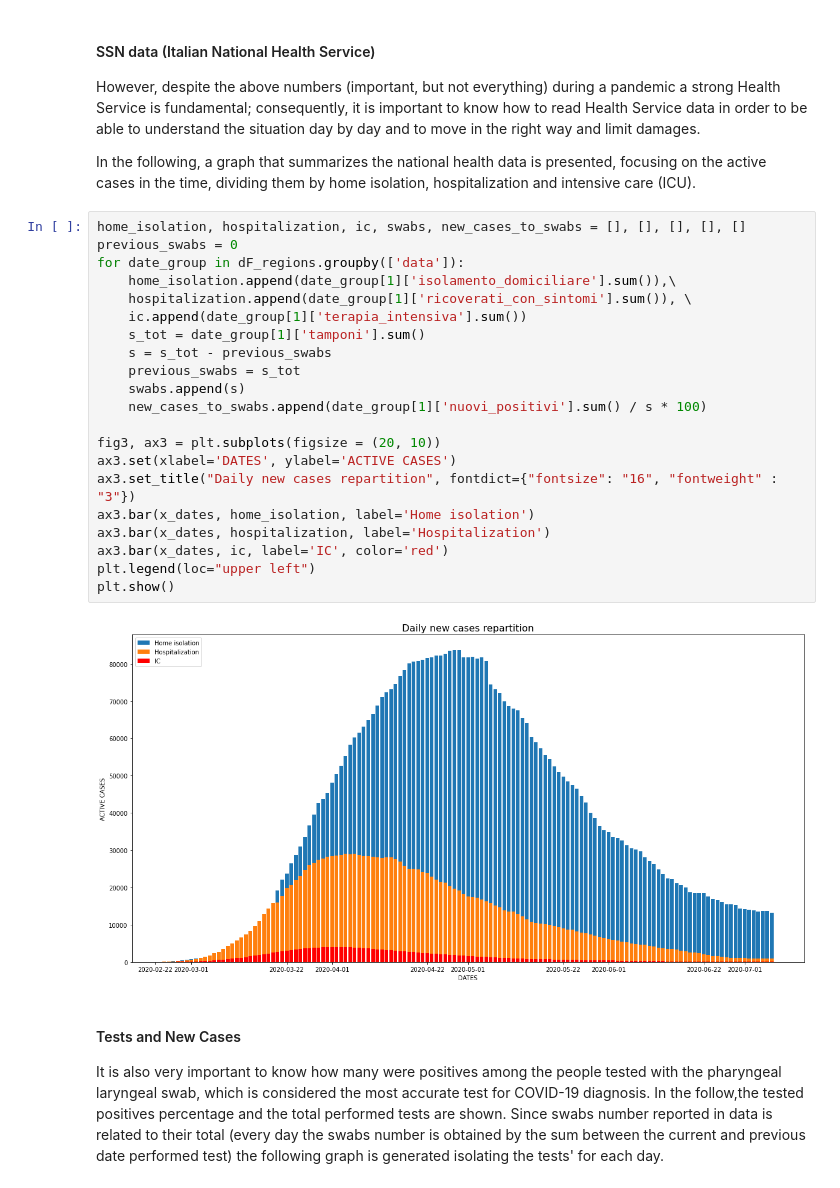
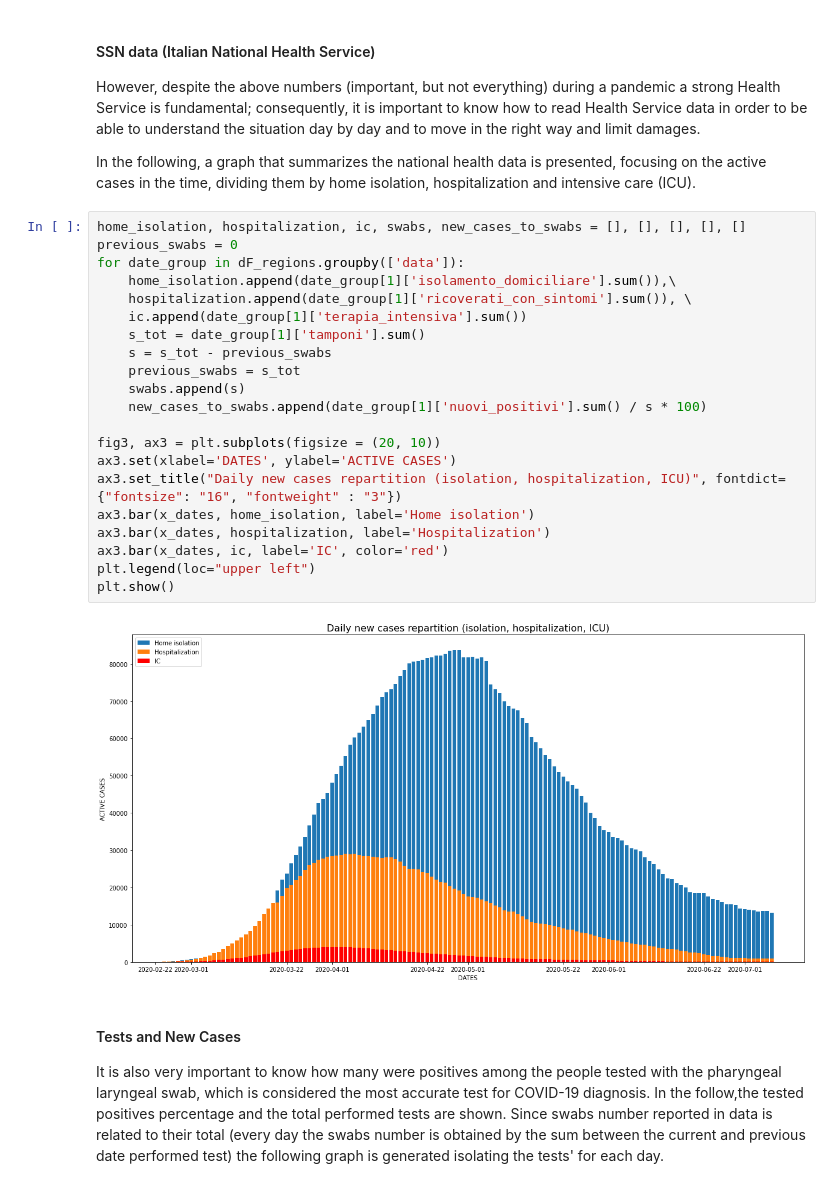
Before and after one commit to pisalore/AAGM_exam, a Jupyter notebook: pandas_exam.ipynb, the cells around one changed output. Cells and saved outputs as stored; diff of their text form.

```diff
--- a/pandas_exam.ipynb
+++ b/pandas_exam.ipynb
@@ -175,26 +184,26 @@ them by home isolation, hospitalization and intensive care (ICU).
 # %%
 home_isolation, hospitalization, ic, swabs, new_cases_to_swabs = [], [], [], [], []
 previous_swabs = 0
 for date_group in dF_regions.groupby(['data']):
     home_isolation.append(date_group[1]['isolamento_domiciliare'].sum()),\
     hospitalization.append(date_group[1]['ricoverati_con_sintomi'].sum()), \
     ic.append(date_group[1]['terapia_intensiva'].sum())
     s_tot = date_group[1]['tamponi'].sum()
     s = s_tot - previous_swabs
     previous_swabs = s_tot
     swabs.append(s)
     new_cases_to_swabs.append(date_group[1]['nuovi_positivi'].sum() / s * 100)
 
 fig3, ax3 = plt.subplots(figsize = (20, 10))
 ax3.set(xlabel='DATES', ylabel='ACTIVE CASES')
-ax3.set_title("Daily new cases repartition", fontdict={"fontsize": "16", "fontweight" : "3"})
+ax3.set_title("Daily new cases repartition (isolation, hospitalization, ICU)", fontdict={"fontsize": "16", "fontweight" : "3"})
 ax3.bar(x_dates, home_isolation, label='Home isolation')
 ax3.bar(x_dates, hospitalization, label='Hospitalization')
 ax3.bar(x_dates, ic, label='IC', color='red')
 plt.legend(loc="upper left")
 plt.show()
 # %% [output]
-[figure, old version]
+[figure, new version]
 # %% [markdown]
 #### Tests and New Cases
 It is also very important to know how many were positives among the people tested with the
```
Also changed, not shown: parts of 23 cells of this notebook, 1 other file.
